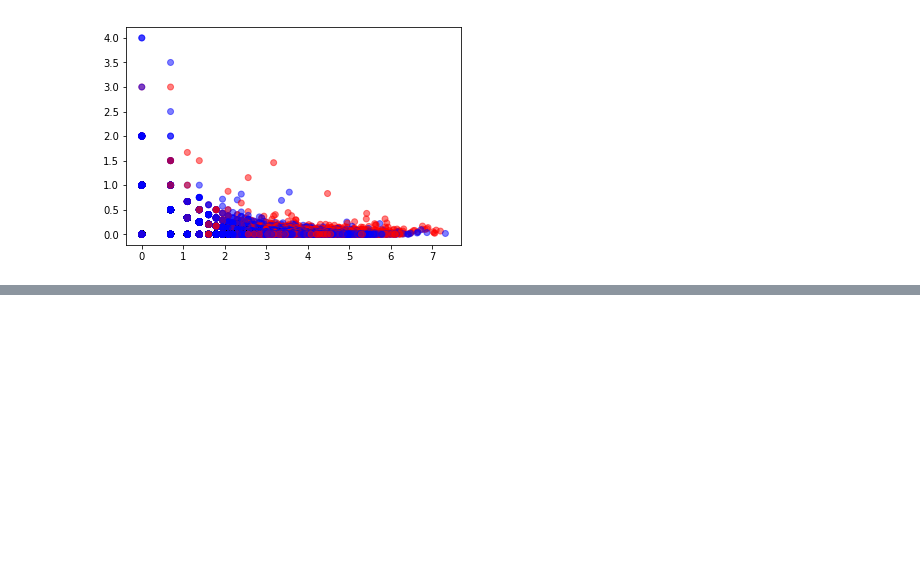
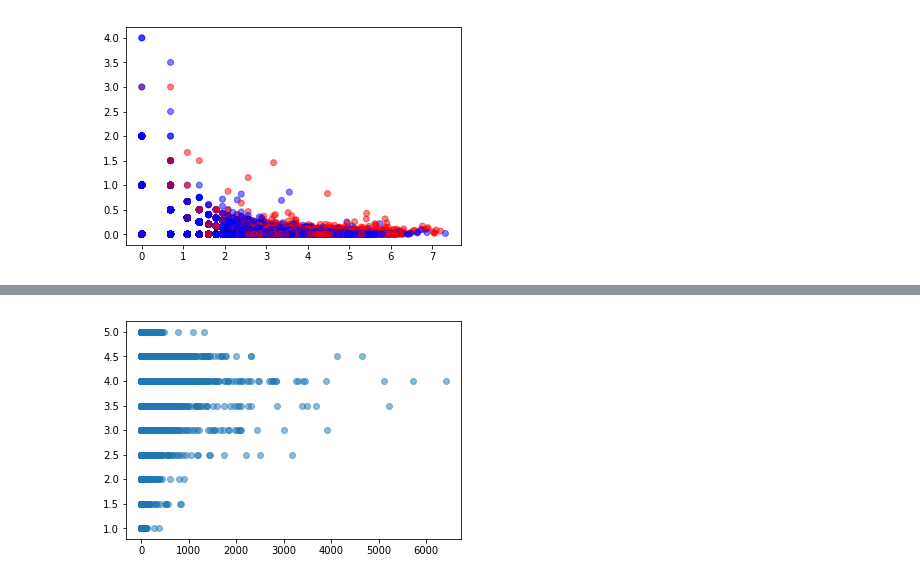
Before and after one commit to CornellDataScience/Yelp, a Jupyter notebook: salt-baes/Kenta/tip.analysis.ipynb, the cells around one changed output, grey strips where cells are left out. Saved outputs shown, nothing was run; the diff lists cells and outputs as text; code cells hidden in the pictures; blank space fills up the shorter version.

```diff
--- a/salt-baes/Kenta/tip.analysis.ipynb
+++ b/salt-baes/Kenta/tip.analysis.ipynb
@@ -254,0 +392,5 @@ plt.show()
+# %%
+plt.scatter(type0['review_count'], (type0['stars']), alpha = 0.5)
+plt.show()
+# %% [output]
+[figure, added]
```
Also changed, not shown: parts of 35 cells of this notebook.
